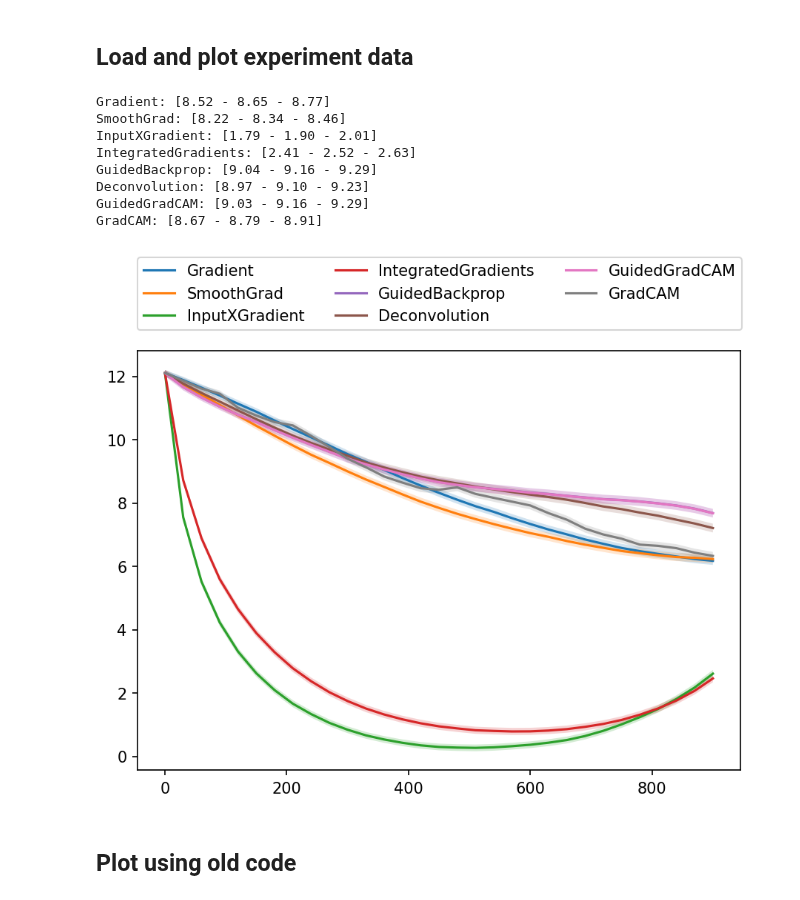
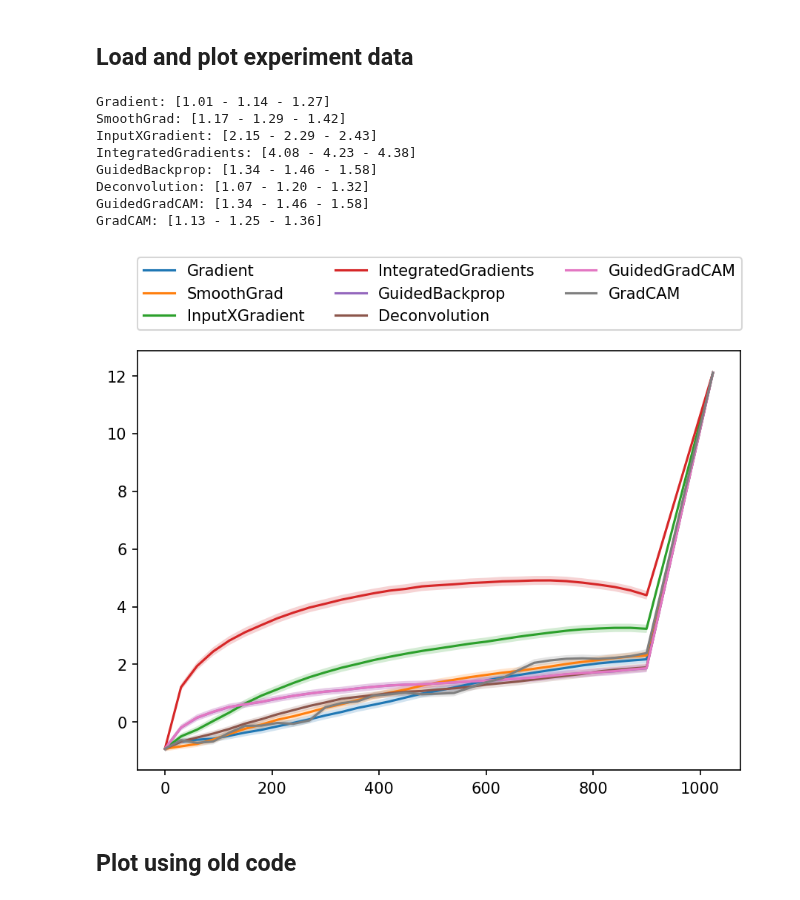
Before and after one commit to arnegevaert/benchmark, a Jupyter notebook: sandbox/show_results.ipynb, the cells around one changed output. Cells and saved outputs as stored; diff of their text form; code cells hidden in the pictures.

Commit message:
add output transform arg

```diff
--- a/sandbox/show_results.ipynb
+++ b/sandbox/show_results.ipynb
@@ -20,23 +20,24 @@ mpl.rcParams['figure.dpi'] = 150
 # %% [markdown]
 ## Load and plot experiment data
 # %%
-data = json.load(open("../out/new/CIFAR10/cifar10_deletion_curves.json", "r"))
+data = json.load(open("../out/transforms/insertion_cifar10_id.json", "r"))
+data["x_range"] = [0] + data["x_range"] + [32*32]
 #res = insertion_deletion_curves.Result(**data, mode="deletion")
 res = result.LinePlotResult(**data)
 fig, ax = res.plot(ci=True)
 auc = res.auc()
 for method in auc:
     print(f"{method}: [{auc[method]['lower']:.2f} - {auc[method]['mean']:.2f} - {auc[method]['upper']:.2f}]")
 # %% [output]
-Gradient: [8.52 - 8.65 - 8.77]
-SmoothGrad: [8.22 - 8.34 - 8.46]
-InputXGradient: [1.79 - 1.90 - 2.01]
-IntegratedGradients: [2.41 - 2.52 - 2.63]
-GuidedBackprop: [9.04 - 9.16 - 9.29]
-Deconvolution: [8.97 - 9.10 - 9.23]
-GuidedGradCAM: [9.03 - 9.16 - 9.29]
-GradCAM: [8.67 - 8.79 - 8.91]
+Gradient: [1.01 - 1.14 - 1.27]
+SmoothGrad: [1.17 - 1.29 - 1.42]
+InputXGradient: [2.15 - 2.29 - 2.43]
+IntegratedGradients: [4.08 - 4.23 - 4.38]
+GuidedBackprop: [1.34 - 1.46 - 1.58]
+Deconvolution: [1.07 - 1.20 - 1.32]
+GuidedGradCAM: [1.34 - 1.46 - 1.58]
+GradCAM: [1.13 - 1.25 - 1.36]
-[figure, old version]
+[figure, new version]
 # %%
 fig.savefig("fig2.png", bbox_inches="tight")
 # %% [markdown]
```
Also changed, not shown: 1 other file.
